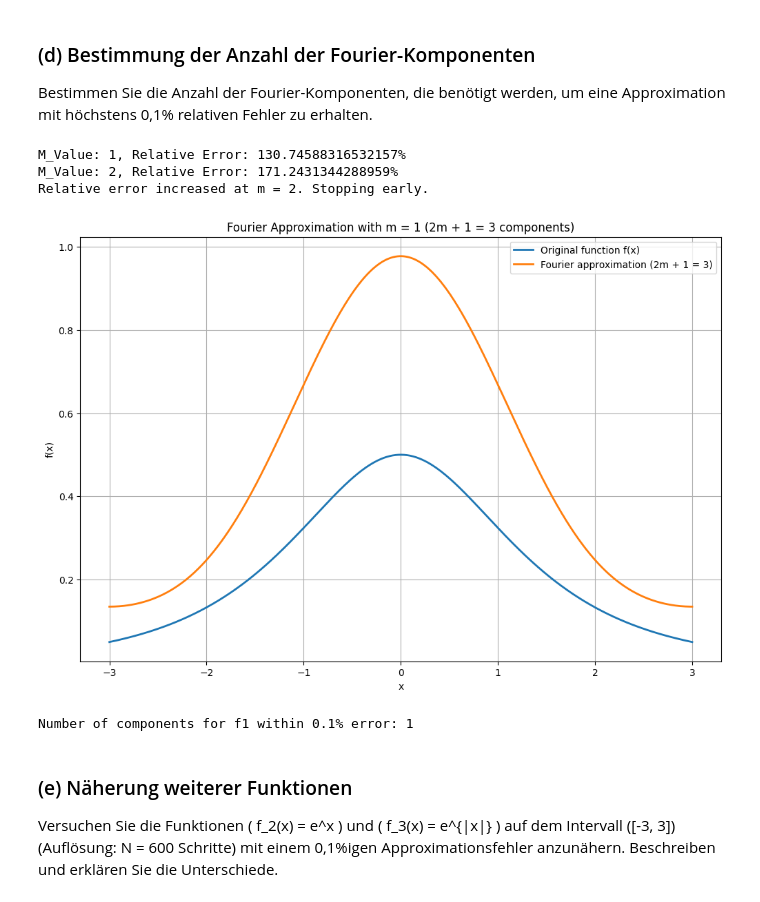
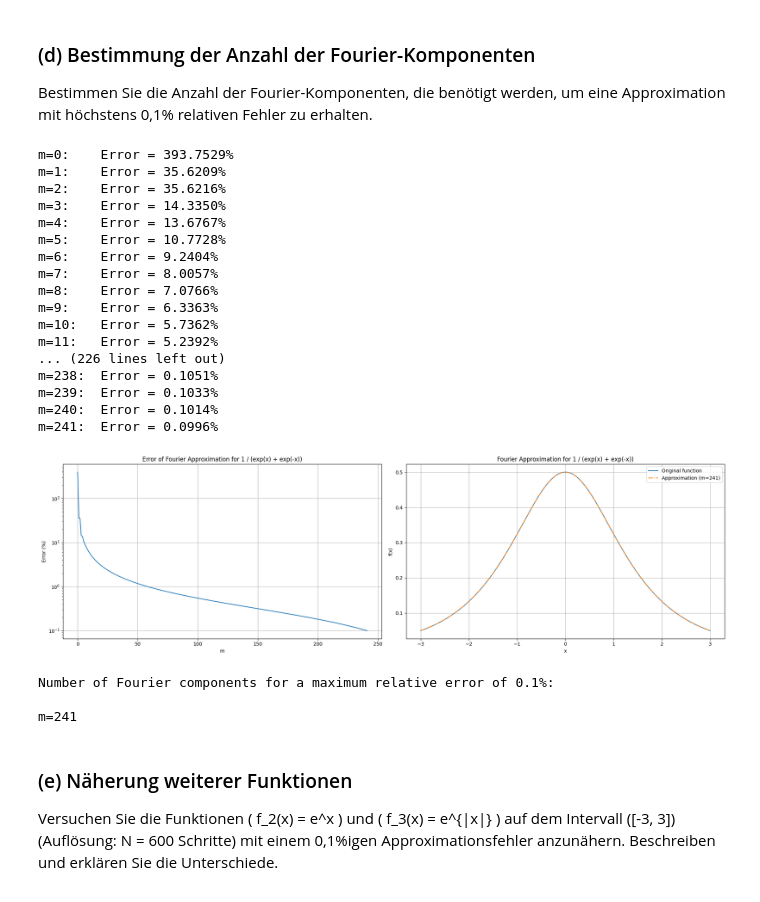
Before and after one commit to infamousperi/FourierTransformation, a Jupyter notebook: MC2.ipynb, the cells around one changed output. Cells and saved outputs as stored; diff of their text form; code cells hidden in the pictures.

```diff
--- a/MC2.ipynb
+++ b/MC2.ipynb
@@ -58,14 +58,30 @@ FA_numpy.plot_fourier_approximations(x_values, y_values_f1, m_values, function_n
 ### (d) Bestimmung der Anzahl der Fourier-Komponenten
 Bestimmen Sie die Anzahl der Fourier-Komponenten, die benötigt werden, um eine Approximation mit höchstens 0,1% relativen Fehler zu erhalten.
 # %%
-m_f1 = FA_numpy.find_fourier_components_for_error_tolerance(x_values, y_values_f1, tolerance=0.1)
-print(f"Number of components for f1 within 0.1% error: {m_f1}")
+tolerance = 0.1
+FA_numpy.find_optimal_fourier_components(FA_numpy.f1, x_values, desired_error=tolerance, label='1 / (exp(x) + exp(-x))')
 # %% [output]
-M_Value: 1, Relative Error: 130.74588316532157%
-M_Value: 2, Relative Error: 171.2431344288959%
-Relative error increased at m = 2. Stopping early.
+m=0:    Error = 393.7529%
+m=1:    Error = 35.6209%
+m=2:    Error = 35.6216%
+m=3:    Error = 14.3350%
+m=4:    Error = 13.6767%
+m=5:    Error = 10.7728%
+m=6:    Error = 9.2404%
+m=7:    Error = 8.0057%
+m=8:    Error = 7.0766%
+m=9:    Error = 6.3363%
+m=10:   Error = 5.7362%
+m=11:   Error = 5.2392%
+... (226 lines left out)
+m=238:  Error = 0.1051%
+m=239:  Error = 0.1033%
+m=240:  Error = 0.1014%
+m=241:  Error = 0.0996%
-[figure, old version]
+[figure, new version]
-Number of components for f1 within 0.1% error: 1
+Number of Fourier components for a maximum relative error of 0.1%:
+
+m=241
 # %% [markdown]
 ### (e) Näherung weiterer Funktionen
 Versuchen Sie die Funktionen \( f_2(x) = e^x \) und \( f_3(x) = e^{|x|} \) auf dem Intervall \([-3, 3]\) (Auflösung: N = 600 Schritte) mit einem 0,1%igen Approximationsfehler anzunähern. Beschreiben und erklären Sie die Unterschiede.
```
Also changed, not shown: parts of 8 cells of this notebook, 3 other files.
